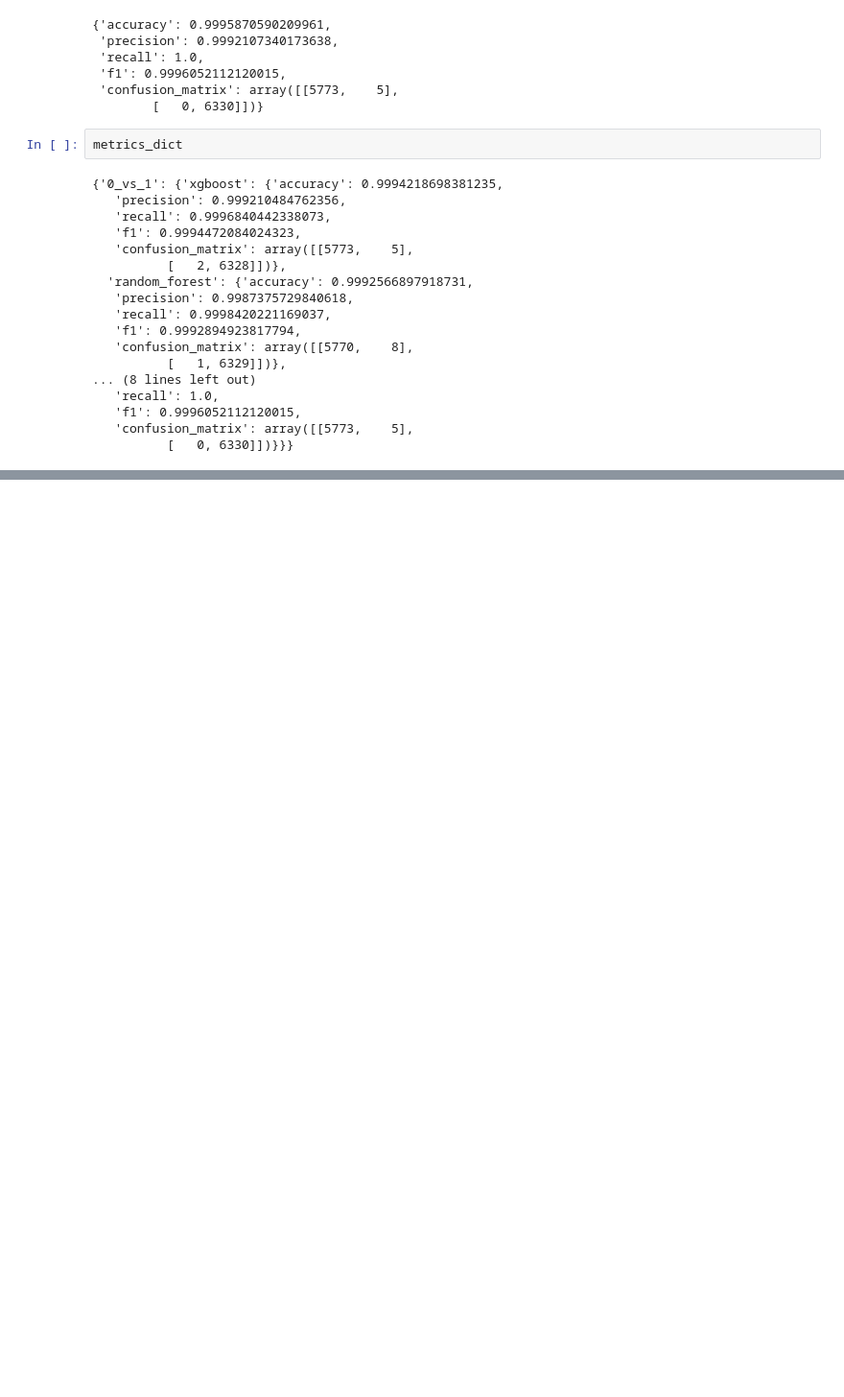
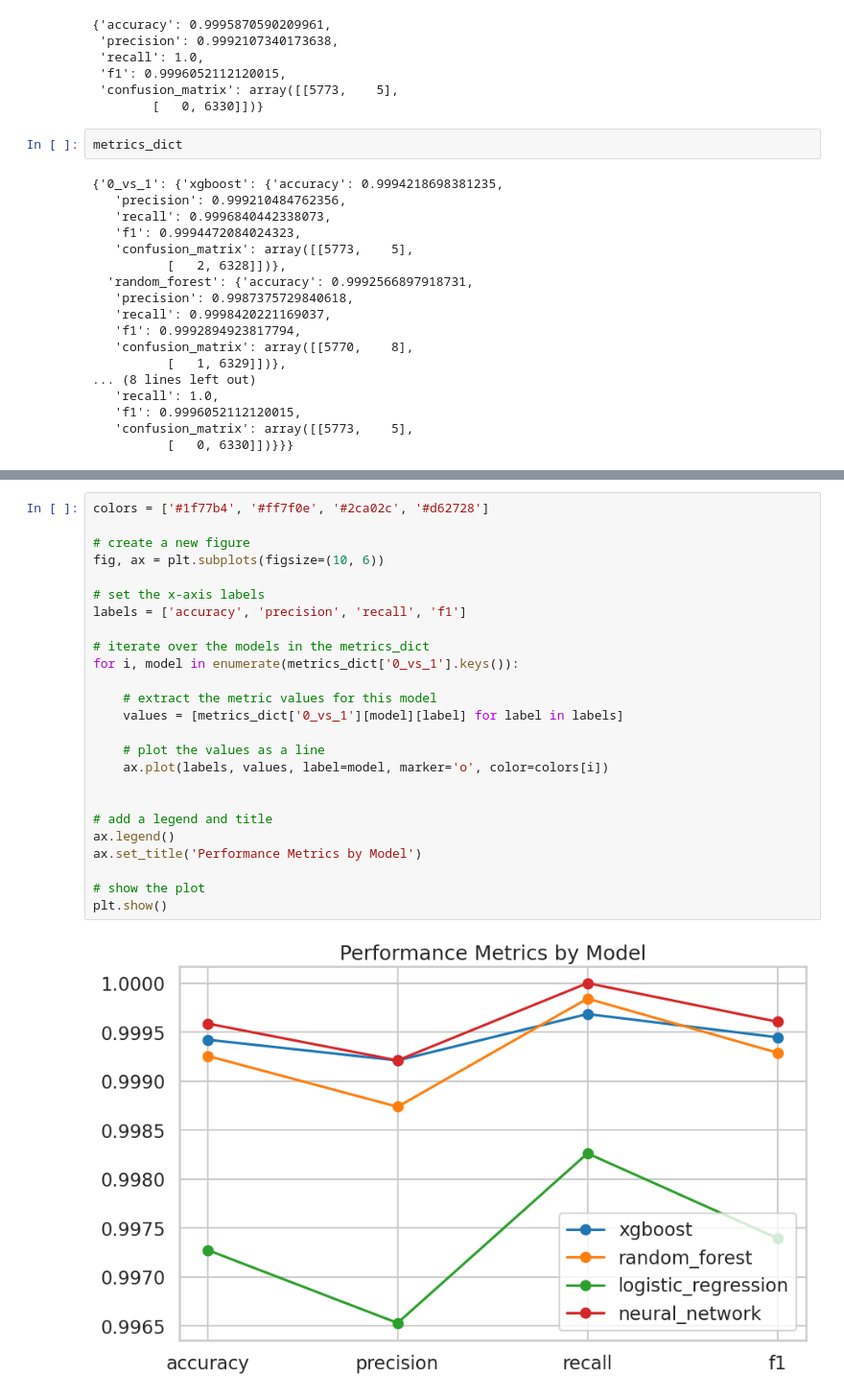
Before and after one commit to christopherseaman/datasci-seminar, a Jupyter notebook: 3-image_classification/2-hands-on_handwritten.ipynb, the cells around one changed output, grey strips where cells are left out. Shown at 96% size. Cells and saved outputs as stored; diff of their text form; blank space fills up the shorter version.

Commit message:
graphs and all

```diff
--- a/3-image_classification/2-hands-on_handwritten.ipynb
+++ b/3-image_classification/2-hands-on_handwritten.ipynb
@@ -518,0 +528,27 @@ ValueError: Columns must be same length as key
+# %%
+colors = ['#1f77b4', '#ff7f0e', '#2ca02c', '#d62728']
+
+# create a new figure
+fig, ax = plt.subplots(figsize=(10, 6))
+
+# set the x-axis labels
+labels = ['accuracy', 'precision', 'recall', 'f1']
+
+# iterate over the models in the metrics_dict
+for i, model in enumerate(metrics_dict['0_vs_1'].keys()):
+
+    # extract the metric values for this model
+    values = [metrics_dict['0_vs_1'][model][label] for label in labels]
+
+    # plot the values as a line
+    ax.plot(labels, values, label=model, marker='o', color=colors[i])
+
+
+# add a legend and title
+ax.legend()
+ax.set_title('Performance Metrics by Model')
+
+# show the plot
+plt.show()
+# %% [output]
+[figure, added]
```
Also changed, not shown: parts of 3 cells of this notebook.
